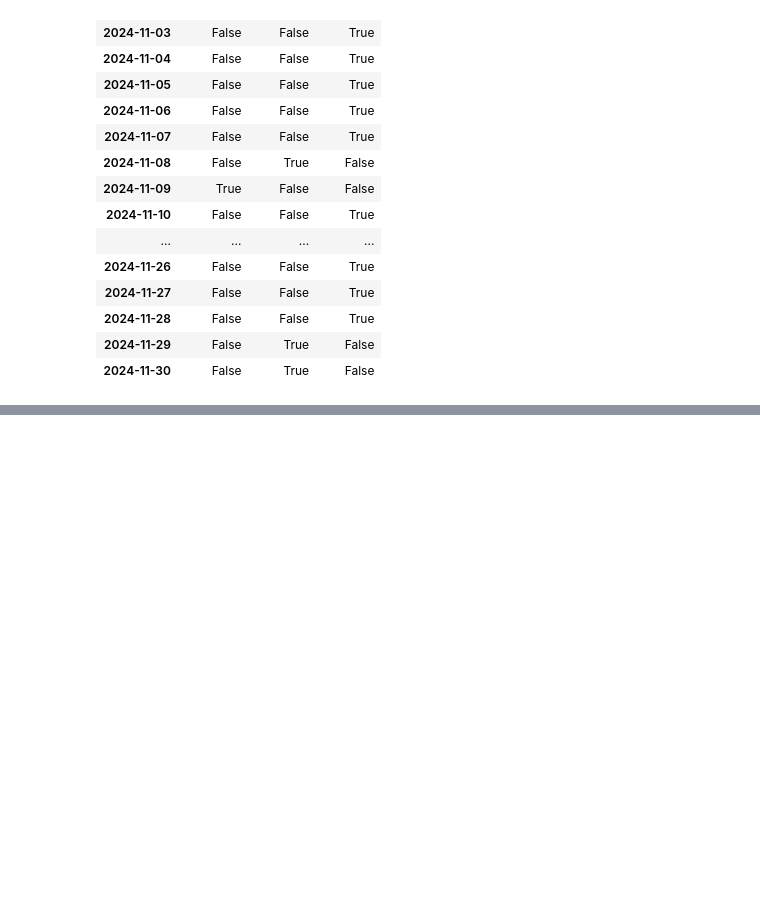
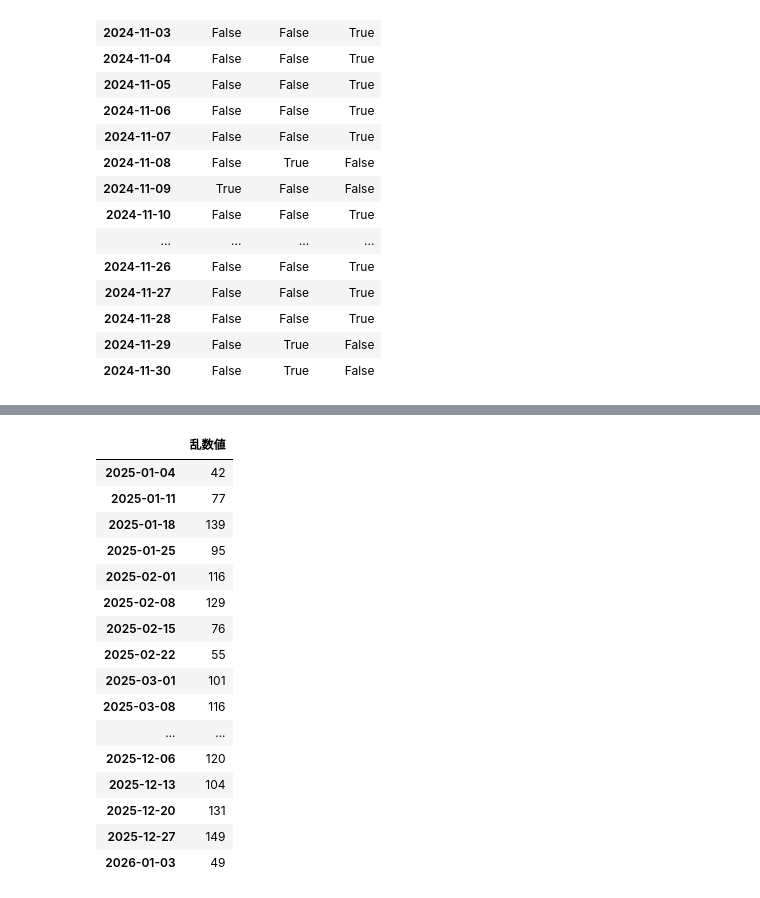
Before and after one commit to tks930828/python-traing, a Jupyter notebook: pandas.ipynb, the cells around one changed output, grey strips where cells are left out. Drawn from its saved outputs; the diff is of its cells as text; code cells hidden in the pictures; blank space fills up the shorter version.

```diff
--- a/pandas.ipynb
+++ b/pandas.ipynb
@@ -338,0 +379,3 @@ df_moved.to
+# %%
+dates = pd.date_range(start="2025-01-01",periods=365)
+dates
@@ -338,0 +391,7 @@ df_moved.to
+# %%
+rng = np.random.default_rng(123)
+df = pd.DataFrame(
+            rng.integers(1, 31, size=365),
+            index=dates,
+            columns=["乱数値"])
+df
@@ -338,0 +462,22 @@ df_moved.to
+# %%
+df_year = pd.DataFrame(df.groupby(pd.Grouper(
+    freq="W-SAT")).sum(), columns=["乱数値"])
+df_year
+# %% [output]
+|  | 乱数値 |
+| 2025-01-04 | 42 |
+| 2025-01-11 | 77 |
+| 2025-01-18 | 139 |
+| 2025-01-25 | 95 |
+| 2025-02-01 | 116 |
+| 2025-02-08 | 129 |
+| 2025-02-15 | 76 |
+| 2025-02-22 | 55 |
+| 2025-03-01 | 101 |
+| 2025-03-08 | 116 |
+| ... | ... |
+| 2025-12-06 | 120 |
+| 2025-12-13 | 104 |
+| 2025-12-20 | 131 |
+| 2025-12-27 | 149 |
+| 2026-01-03 | 49 |
```
Also changed, not shown: parts of 13 cells of this notebook.
